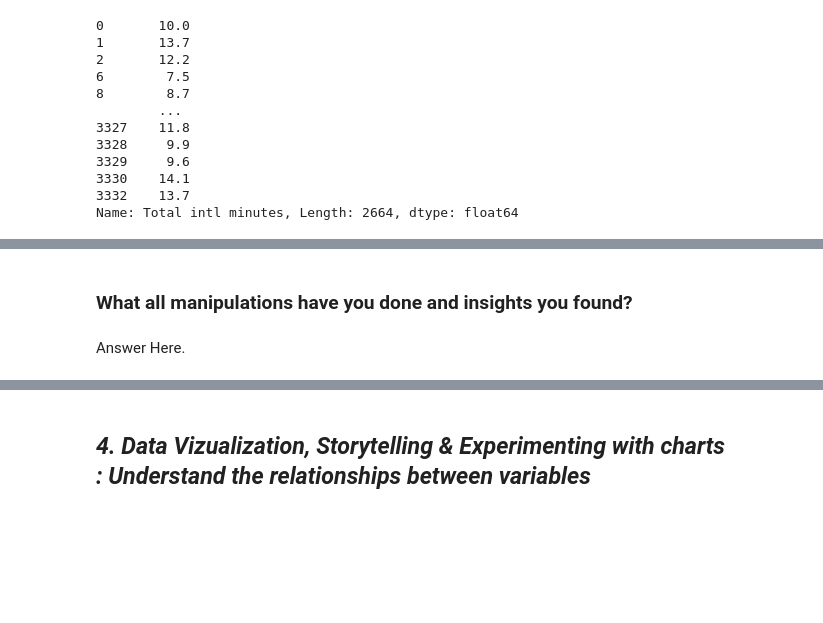
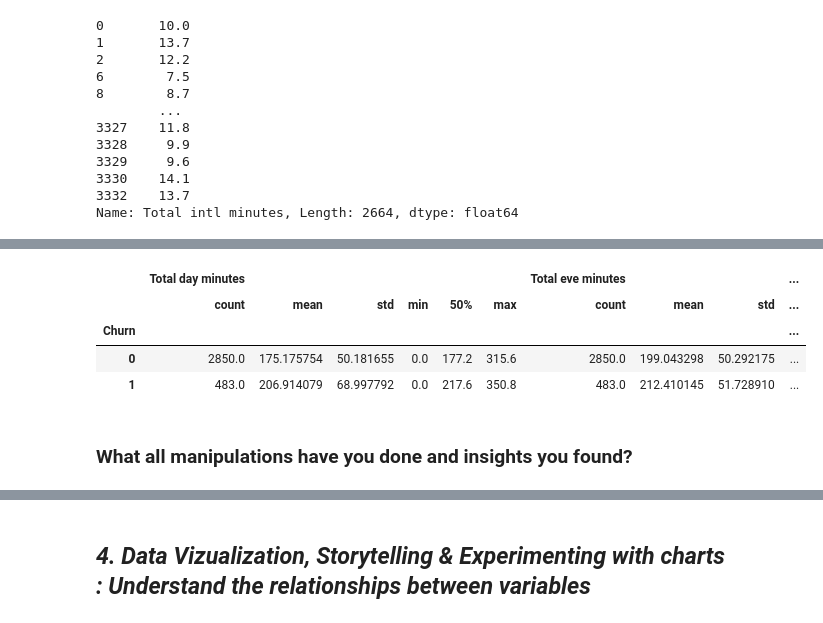
Before and after one commit to rajathAgalkote/EDA1-Telecom-Churn---Capstone, a Jupyter notebook: Rajathadri_EDA_Telecom_Churn_Analysis_Project.ipynb, the cells around one changed output, grey strips where cells are left out. Cells and saved outputs as stored; diff of their text form; code cells hidden in the pictures; blank space fills up the shorter version.

```diff
--- a/Rajathadri_EDA_Telecom_Churn_Analysis_Project.ipynb
+++ b/Rajathadri_EDA_Telecom_Churn_Analysis_Project.ipynb
@@ -410,3 +416,12 @@ db[(db['Churn']==0) & (db['International plan']=='No')]['Total intl minutes']
 3330    14.1
 3332    13.7
 Name: Total intl minutes, Length: 2664, dtype: float64
+# %%
+# Creating new columns for Total calls, Total minutes and Total charge.
+# PLEASE NOTE : These are not inclusive of International calls, minutes and charges
+
+db['Total calls'] = db['Total day calls']+ db['Total eve calls'] + db['Total night calls']
+db['Total minutes'] = db['Total day minutes']+ db['Total eve minutes'] + db['Total night minutes']
+db['Total charge'] = db['Total day charge']+ db['Total eve charge'] + db['Total night charge']
+
+db.columns
@@ -413,4 +437,13 @@ Name: Total intl minutes, Length: 2664, dtype: float64
+# %%
+from seaborn.utils import percentiles
+display_cols = ['Total day minutes', 'Total eve minutes', 'Total night minutes']
+
+db.groupby(['Churn'])[display_cols].describe(percentiles = [])
+# %% [output]
+|  | Total day minutes |  |  |  |  |  | Total eve minutes |  |  | ... |
+|  | count | mean | std | min | 50% | max | count | mean | std | ... |
+| Churn |  |  |  |  |  |  |  |  |  | ... |
+| 0 | 2850.0 | 175.175754 | 50.181655 | 0.0 | 177.2 | 315.6 | 2850.0 | 199.043298 | 50.292175 | ... |
+| 1 | 483.0 | 206.914079 | 68.997792 | 0.0 | 217.6 | 350.8 | 483.0 | 212.410145 | 51.728910 | ... |
 # %% [markdown]
-### What all manipulations have you done and insights you found?
+### **What all manipulations have you done and insights you found?**
-# %% [markdown]
-Answer Here.
```
Also changed, not shown: parts of 7 cells of this notebook.
